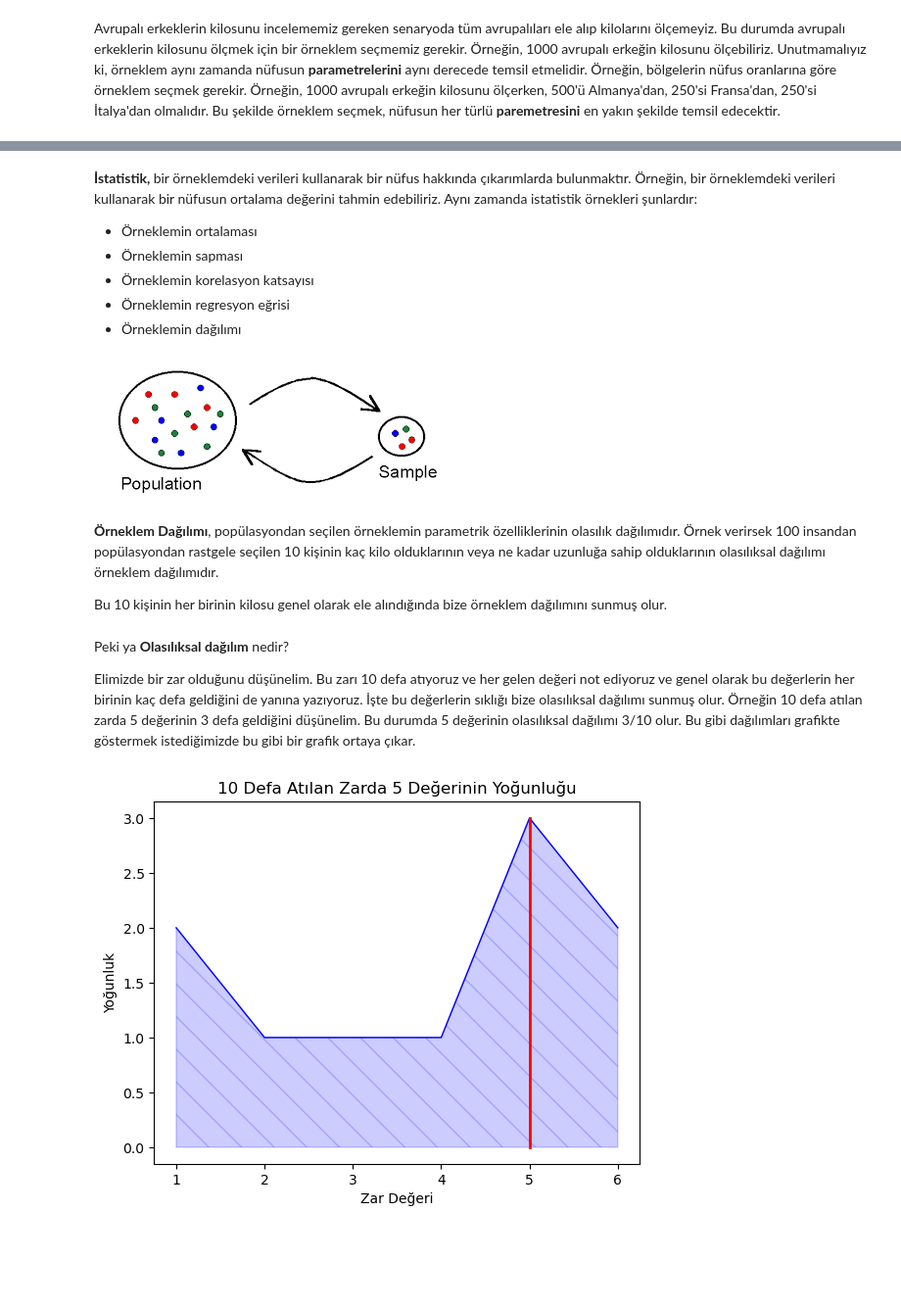
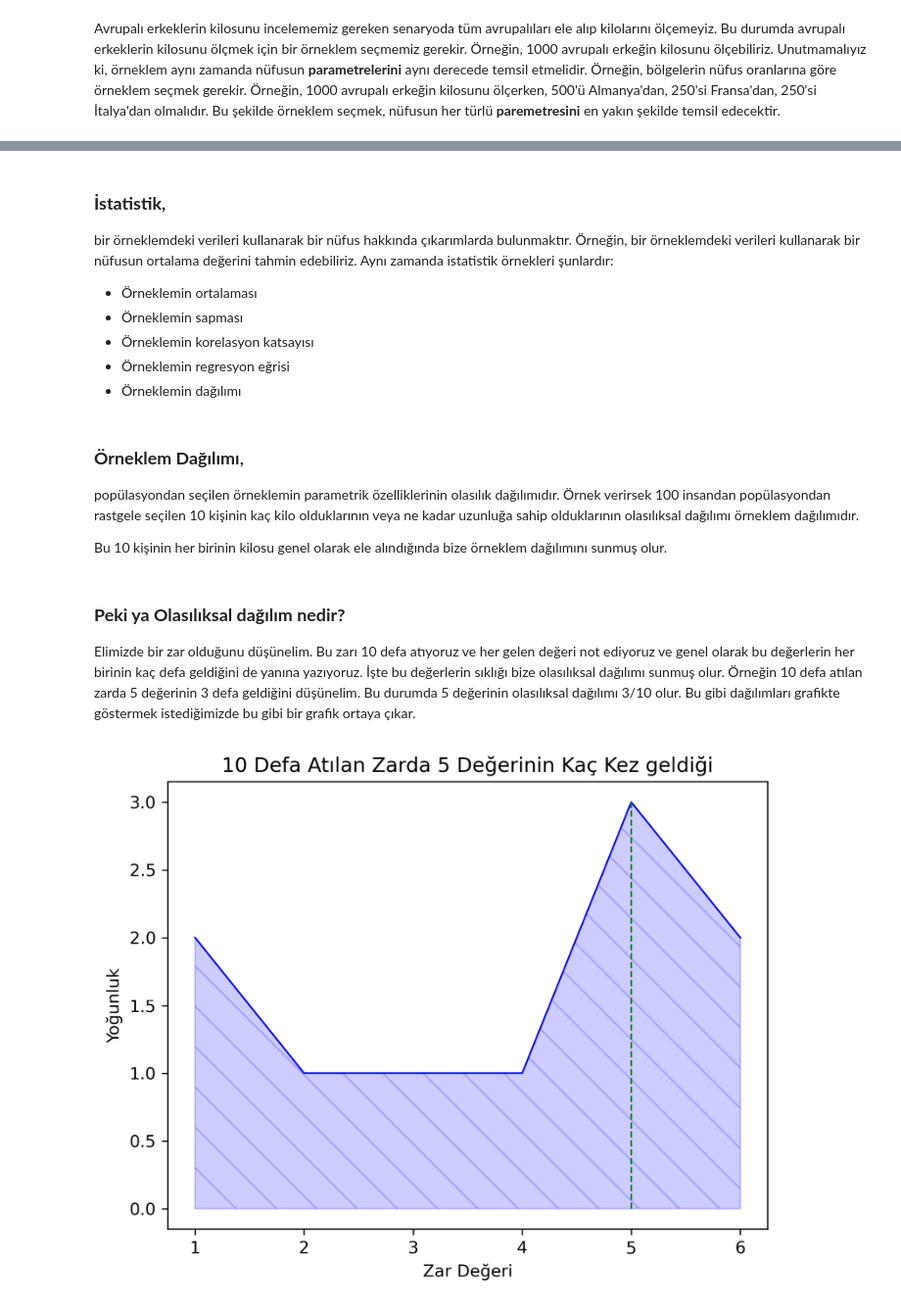
Before and after one commit to fatalerrorist/ds-kitap-ceviri-notlar, a Jupyter notebook: istatistiğe-giriş.ipynb, the cells around one changed output, grey strips where cells are left out. Shown: that part at 98% size. Saved outputs shown, nothing was run; the diff lists cells and outputs as text; code cells hidden in the pictures; blank space fills up the shorter version.

```diff
--- a/istatistiğe-giriş.ipynb
+++ b/istatistiğe-giriş.ipynb
@@ -35,43 +36,44 @@ Avrupalı erkeklerin kilosunu incelememiz gereken senaryoda tüm avrupalıları
 # %% [markdown]
-<b> İstatistik, </b> bir örneklemdeki verileri kullanarak bir nüfus hakkında çıkarımlarda bulunmaktır. Örneğin, bir örneklemdeki verileri kullanarak bir nüfusun ortalama değerini tahmin edebiliriz. Aynı zamanda istatistik örnekleri şunlardır:
+### <b> İstatistik, </b>
+ bir örneklemdeki verileri kullanarak bir nüfus hakkında çıkarımlarda bulunmaktır. Örneğin, bir örneklemdeki verileri kullanarak bir nüfusun ortalama değerini tahmin edebiliriz. Aynı zamanda istatistik örnekleri şunlardır:
 
 - Örneklemin ortalaması
 - Örneklemin sapması
 - Örneklemin korelasyon katsayısı
 - Örneklemin regresyon eğrisi
 - Örneklemin dağılımı
-# %% [markdown]
-![image.png](attachment:image.png)
 # %% [markdown]
-**Örneklem Dağılımı**, popülasyondan seçilen örneklemin parametrik özelliklerinin olasılık dağılımıdır. Örnek verirsek 100 insandan popülasyondan rastgele seçilen 10 kişinin kaç kilo olduklarının veya ne kadar uzunluğa sahip olduklarının olasılıksal dağılımı örneklem dağılımıdır.
+### **Örneklem Dağılımı**,
+ popülasyondan seçilen örneklemin parametrik özelliklerinin olasılık dağılımıdır. Örnek verirsek 100 insandan popülasyondan rastgele seçilen 10 kişinin kaç kilo olduklarının veya ne kadar uzunluğa sahip olduklarının olasılıksal dağılımı örneklem dağılımıdır.
 
 Bu 10 kişinin her birinin kilosu genel olarak ele alındığında bize örneklem dağılımını sunmuş olur.
 # %% [markdown]
-Peki ya **Olasılıksal dağılım** nedir?
+### **Peki ya Olasılıksal dağılım nedir?**
 
 Elimizde bir zar olduğunu düşünelim. Bu zarı 10 defa atıyoruz ve her gelen değeri not ediyoruz ve genel olarak bu değerlerin her birinin kaç defa geldiğini de yanına yazıyoruz. İşte bu değerlerin sıklığı bize olasılıksal dağılımı sunmuş olur. Örneğin 10 defa atılan zarda 5 değerinin 3 defa geldiğini düşünelim. Bu durumda 5 değerinin olasılıksal dağılımı 3/10 olur. Bu gibi dağılımları grafikte göstermek istediğimizde bu gibi bir grafik ortaya çıkar.
 # %%
 import matplotlib.pyplot as plt
 import numpy as np
 
 # Değerler ve sayıları
 values = [1, 2, 3, 4, 5, 6]
 counts = [2, 1, 1, 1, 3, 2]  # Örnek veriler
 
 # Grafik oluşturma
 fig, ax = plt.subplots()
 ax.plot(values, counts, linewidth=1, color='blue')
 ax.fill_between(values, counts, color='blue', alpha=0.2, hatch='\\')
 
 # 5 değerini vurgula
-ax.plot([5, 5], [0, counts[4]], linewidth=2, color='red')
+ax.plot([5, 5], [0, counts[4]], linewidth=1, color='green', linestyle='--')
 
 # Grafik ayarları
+fig.set_dpi(300)
 plt.xticks(values)
 plt.xlabel('Zar Değeri')
 plt.ylabel('Yoğunluk')
-plt.title('10 Defa Atılan Zarda 5 Değerinin Yoğunluğu')
+plt.title('10 Defa Atılan Zarda 5 Değerinin Kaç Kez geldiği')
 
 plt.show()
 # %% [output]
-[figure, old version]
+[figure, new version]
```
Also changed, not shown: parts of 7 cells of this notebook.
